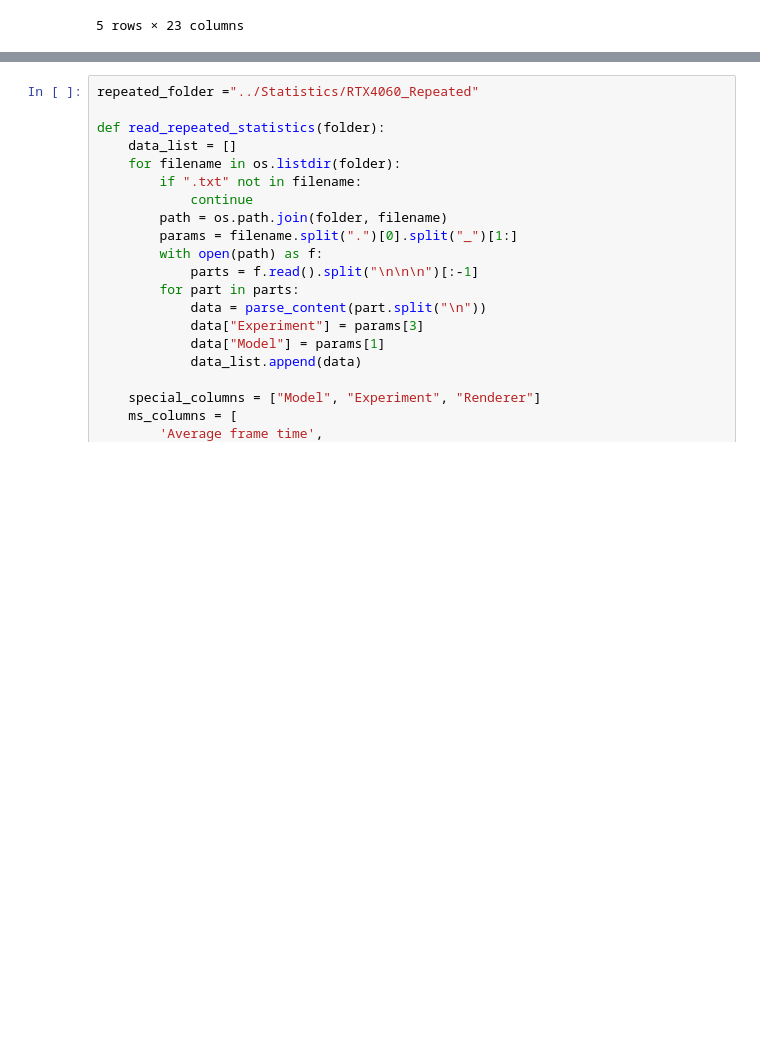
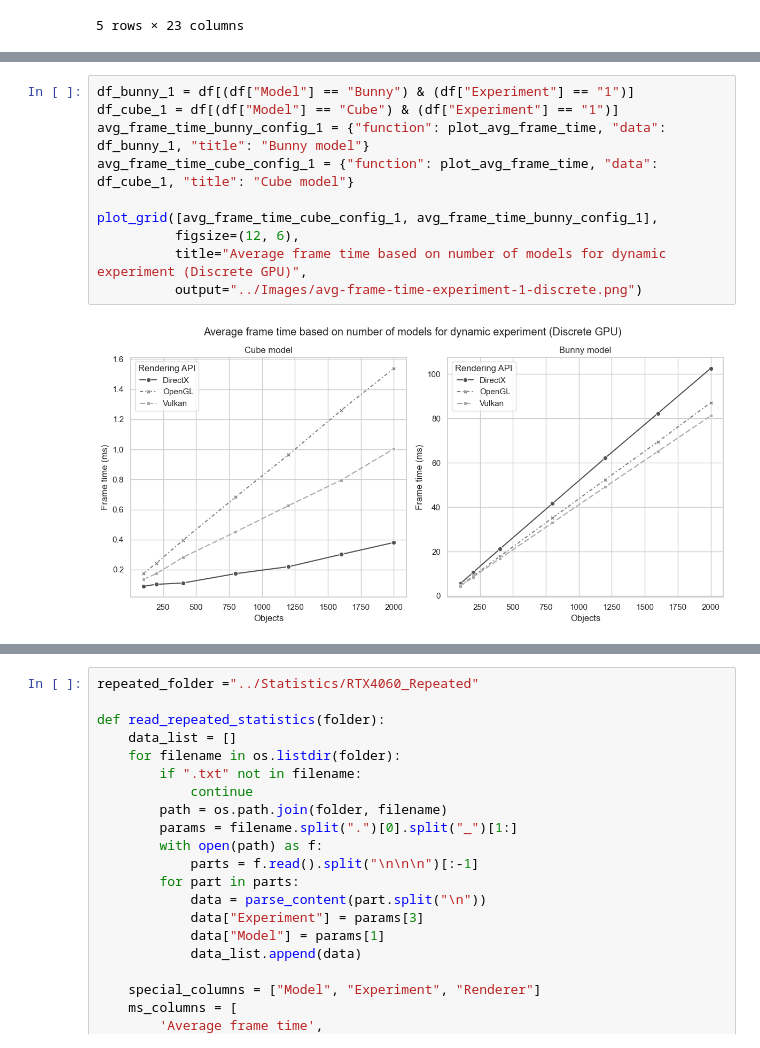
Before and after one commit to maksprotsyk/rendering-api-evaluator, a Jupyter notebook: Scripts/dataAnalysis.ipynb, the cells around one changed output, grey strips where cells are left out. Cells and saved outputs as stored; diff of their text form; blank space fills up the shorter version.

```diff
--- a/Scripts/dataAnalysis.ipynb
+++ b/Scripts/dataAnalysis.ipynb
@@ -210,0 +236,12 @@ plot_creation_time(df_bunny, "TTT")
+# %%
+df_bunny_1 = df[(df["Model"] == "Bunny") & (df["Experiment"] == "1")]
+df_cube_1 = df[(df["Model"] == "Cube") & (df["Experiment"] == "1")]
+avg_frame_time_bunny_config_1 = {"function": plot_avg_frame_time, "data": df_bunny_1, "title": "Bunny model"}
+avg_frame_time_cube_config_1 = {"function": plot_avg_frame_time, "data": df_cube_1, "title": "Cube model"}
+
+plot_grid([avg_frame_time_cube_config_1, avg_frame_time_bunny_config_1],
+          figsize=(12, 6),
+          title="Average frame time based on number of models for dynamic experiment (Discrete GPU)",
+          output="../Images/avg-frame-time-experiment-1-discrete.png")
+# %% [output]
+[figure, added]
```
Also changed, not shown: parts of 27 cells of this notebook, 15 other files.
